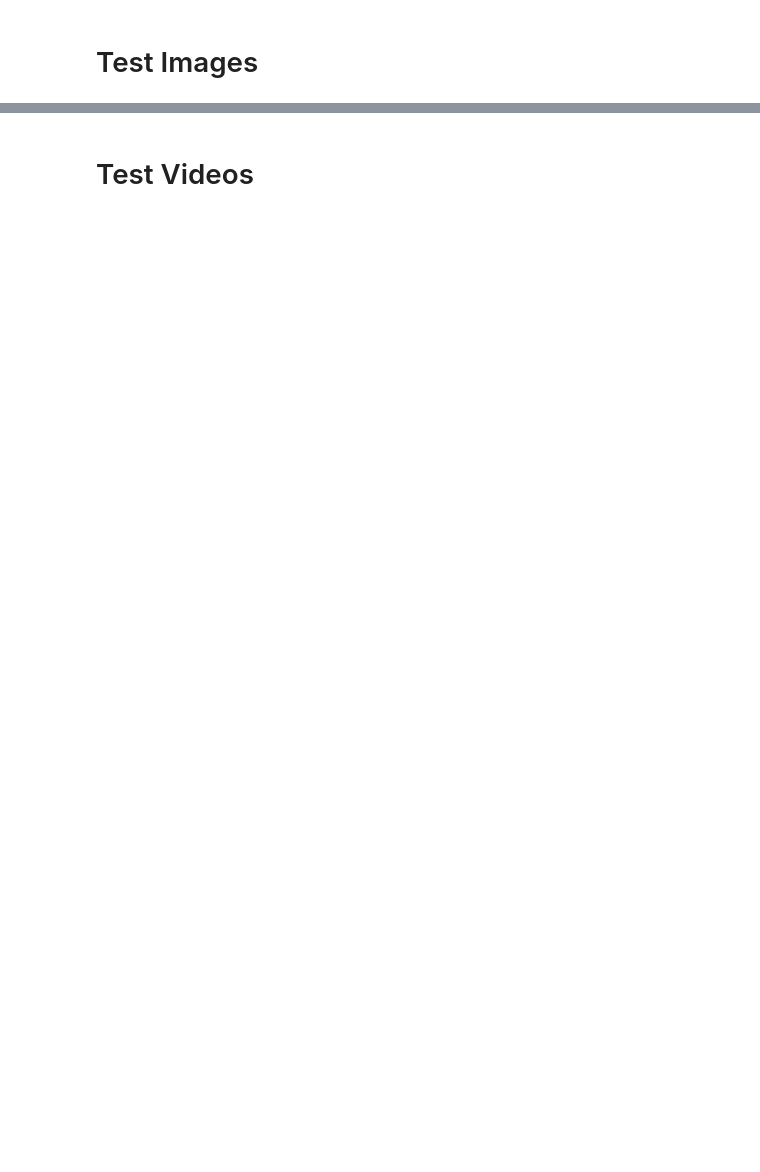
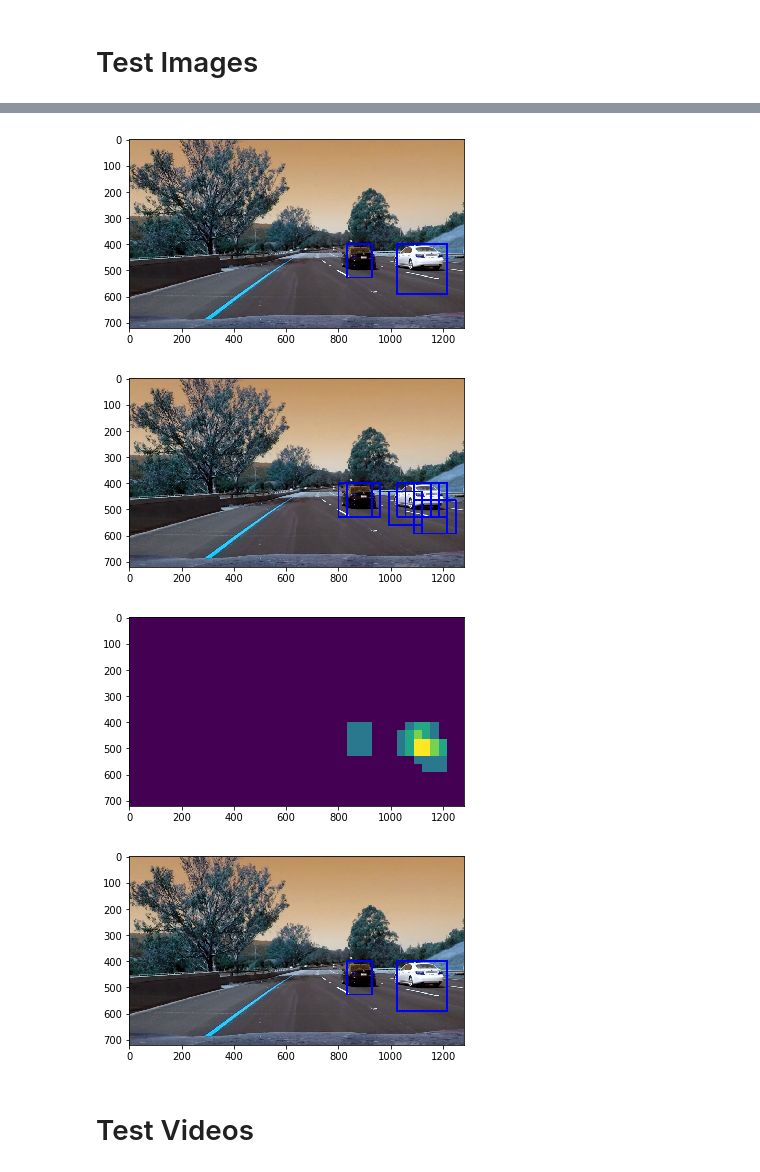
Before and after one commit to stein089/CarND-Vehicle-Detection, a Jupyter notebook: vehicle_detection.ipynb, the cells around one changed output, grey strips where cells are left out. Cells and saved outputs as stored; diff of their text form; code cells hidden in the pictures; blank space fills up the shorter version.

```diff
--- a/vehicle_detection.ipynb
+++ b/vehicle_detection.ipynb
@@ -310,12 +429,10 @@ class FeatureExtractor():
 # %% [markdown]
 # Train Classifier
 # %%
-##### DATA PREPARATION ####
+my_feature_extractor.my_debug.debug_plot = False;
+my_feature_extractor.my_debug.debug_write = False;
 
-my_debug = Debug(my_debug_write = False,
-                 my_debug_plot = False,
-                 my_image_output_folder='test_images_output/')
-
+##### Load Training Data ####
 car_dirs = ["data/vehicles/KITTI_extracted/", "data/vehicles/GTI_Far/", "data/vehicles/GTI_Left/",
             "data/vehicles/GTI_MiddleClose/", "data/vehicles/GTI_Right/"]
 notcar_dirs = ["data/non-vehicles/GTI/", "data/non-vehicles/Extras/"]
@@ -338,14 +455,12 @@ print('notcar_images length:', len(notcar_images))
 
 # Reduce the sample size because
 # The quiz evaluator times out after 13s of CPU time
-sample_size = 10
-car_images = car_images[0:sample_size]
-notcar_images = notcar_images[0:sample_size]
+#sample_size = 10
+#car_images = car_images[0:sample_size]
+#notcar_images = notcar_images[0:sample_size]
 
 
 ###### FEATURE EXTRACTION #######
-my_feature_extractor = FeatureExtractor(debug = my_debug)
-
 car_features = my_feature_extractor.extract_features(car_images)
 notcar_features = my_feature_extractor.extract_features(notcar_images)
 
@@ -360,7 +475,6 @@ y = np.hstack((np.ones(len(car_features)), np.zeros(len(notcar_features))))
 rand_state = np.random.randint(0, 100)
 X_train, X_test, y_train, y_test = train_test_split(scaled_X, y, test_size=0.2, random_state=rand_state)
 
-
 print('Feature vector length:', len(X_train[0]))
 
 ###### TRAIN CLASSIFIER #######
@@ -425,3 +498,52 @@ nyblocks: 31
+# %%
+my_vehicle_detector = VehicleDetector(svc=svc, X_scaler=X_scaler, feature_extractor=my_feature_extractor)
+
+my_feature_extractor.my_debug.debug_plot = False;
+my_feature_extractor.my_debug.debug_write = False;
+
+test_images_dir = "test_images/"
+test_images = glob.glob(test_images_dir+'*.jpg')
+
+#### Uncomment if only testing one image
+test_images = ['test_images/test6.jpg']
+
+for image_to_read in test_images:
+    image_in = cv2.imread(image_to_read)
+    #draw_image = np.copy(image_in)
+
+
+    im_out = my_vehicle_detector.process_image(image_in)
+    plt.figure()
+    plt.imshow(im_out)
+
+    ystart = 400
+    ystop = 656
+    scale = 2
+
+    out_boxes = my_feature_extractor.find_cars(image_in, ystart, ystop, scale, svc, X_scaler)
+    image_boxes = my_vehicle_detector.draw_boxes(image_in, out_boxes)
+    plt.figure()
+    plt.imshow(image_boxes)
+
+    heat = np.zeros_like(image_in[:,:,0]).astype(np.float)
+    heat =  my_vehicle_detector.add_heat(heat,out_boxes)
+    heat = my_vehicle_detector.apply_threshold(heat,1)
+
+    plt.figure()
+    plt.imshow(heat)
+
+    from scipy.ndimage.measurements import label
+    heatmap = np.clip(heat, 0, 255)
+    labels = label(heatmap)
+    draw_img = my_vehicle_detector.draw_labeled_bboxes(np.copy(image_in), labels)
+
+    plt.figure()
+    plt.imshow(draw_img)
+# %% [output]
+[figure, added]
+[figure, added]
+[figure, added]
+[figure, added]
 # %% [markdown]
 # Test Videos
 # %%
```
Also changed, not shown: parts of 17 cells of this notebook.
